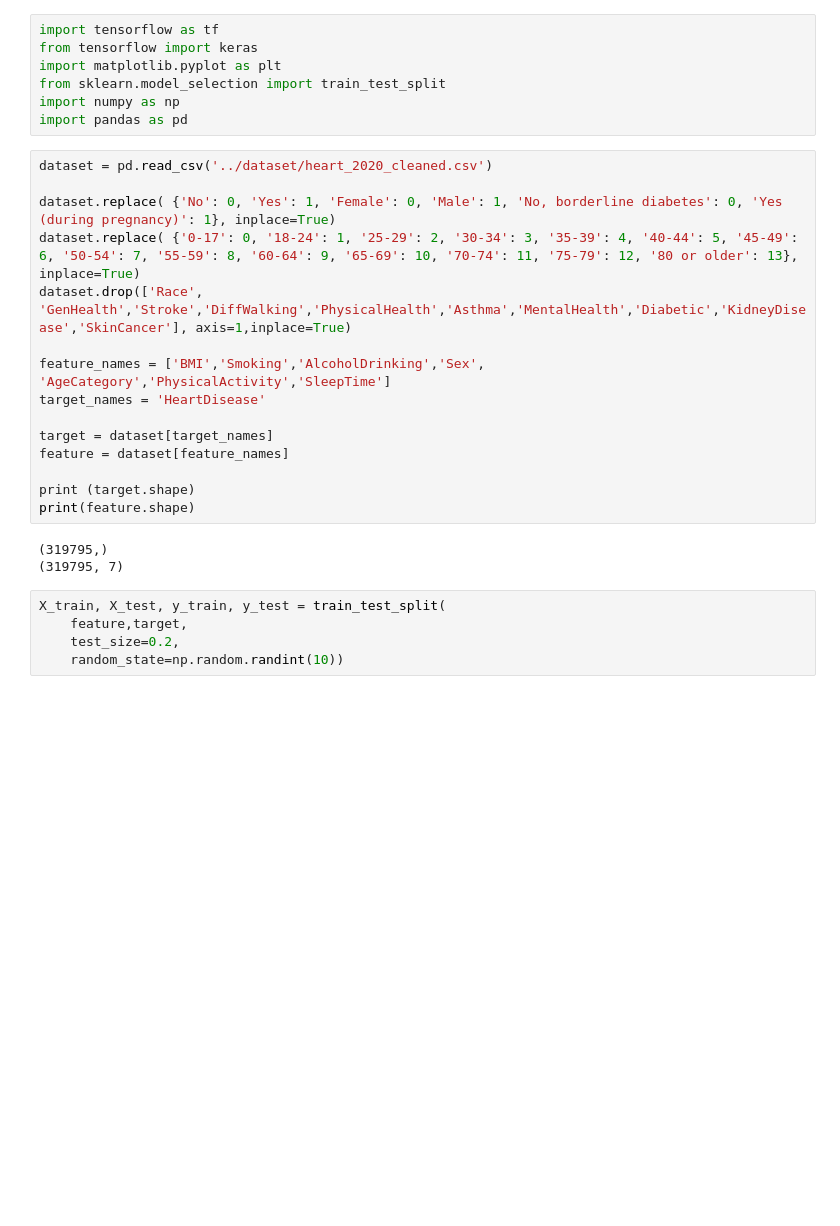
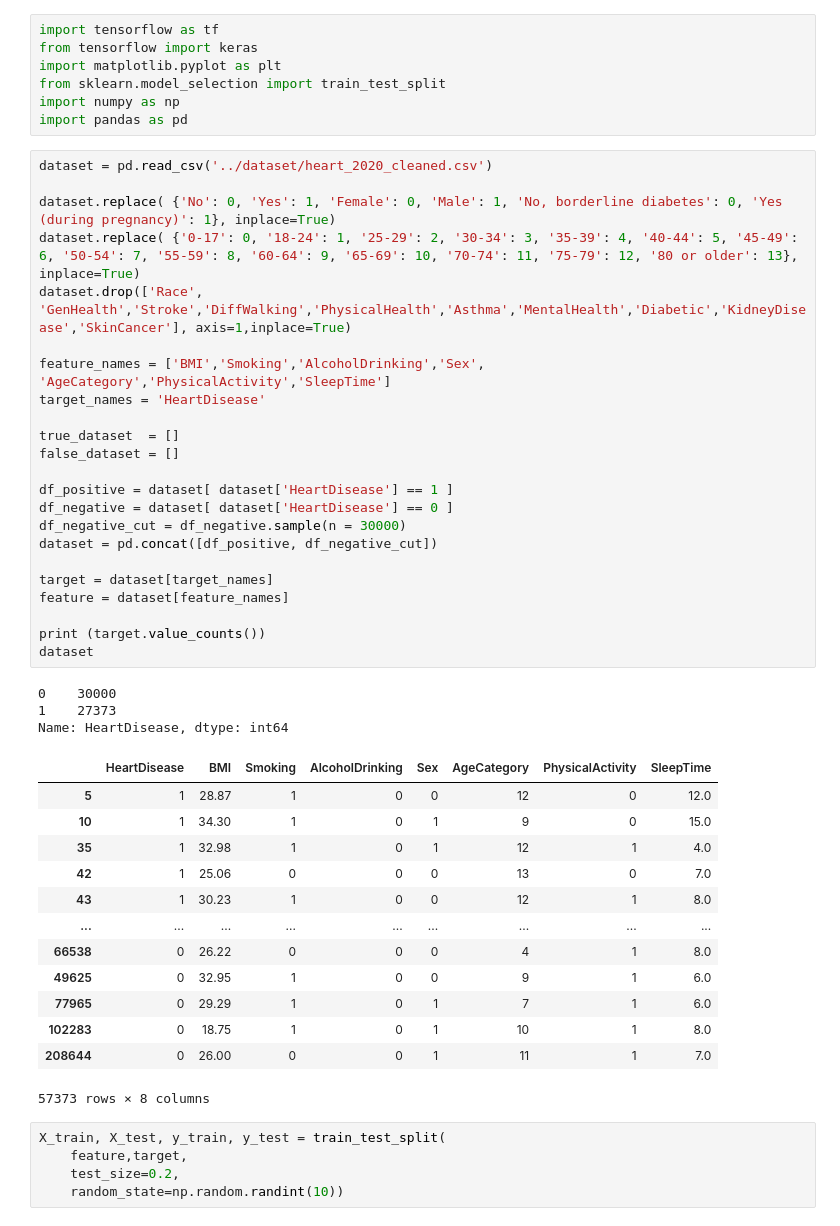
Before and after one commit to CandaceCheung/Health-Assistant, a Jupyter notebook: heart/notebook/heart.ipynb, the cells around one changed output. Drawn from its saved outputs; the diff is of its cells as text; blank space fills up the shorter version.

```diff
--- a/heart/notebook/heart.ipynb
+++ b/heart/notebook/heart.ipynb
@@ -8,21 +8,43 @@ import pandas as pd
 # %%
 dataset = pd.read_csv('../dataset/heart_2020_cleaned.csv')
 
 dataset.replace( {'No': 0, 'Yes': 1, 'Female': 0, 'Male': 1, 'No, borderline diabetes': 0, 'Yes (during pregnancy)': 1}, inplace=True)
 dataset.replace( {'0-17': 0, '18-24': 1, '25-29': 2, '30-34': 3, '35-39': 4, '40-44': 5, '45-49': 6, '50-54': 7, '55-59': 8, '60-64': 9, '65-69': 10, '70-74': 11, '75-79': 12, '80 or older': 13}, inplace=True)
 dataset.drop(['Race', 'GenHealth','Stroke','DiffWalking','PhysicalHealth','Asthma','MentalHealth','Diabetic','KidneyDisease','SkinCancer'], axis=1,inplace=True)
 
 feature_names = ['BMI','Smoking','AlcoholDrinking','Sex', 'AgeCategory','PhysicalActivity','SleepTime']
 target_names = 'HeartDisease'
 
+true_dataset  = []
+false_dataset = []
+
+df_positive = dataset[ dataset['HeartDisease'] == 1 ]
+df_negative = dataset[ dataset['HeartDisease'] == 0 ]
+df_negative_cut = df_negative.sample(n = 30000)
+dataset = pd.concat([df_positive, df_negative_cut])
+
 target = dataset[target_names]
 feature = dataset[feature_names]
 
-print (target.shape)
-print(feature.shape)
+print (target.value_counts())
+dataset
 # %% [output]
-(319795,)
-(319795, 7)
+0    30000
+1    27373
+Name: HeartDisease, dtype: int64
+|  | HeartDisease | BMI | Smoking | AlcoholDrinking | Sex | AgeCategory | PhysicalActivity | SleepTime |
+| 5 | 1 | 28.87 | 1 | 0 | 0 | 12 | 0 | 12.0 |
+| 10 | 1 | 34.30 | 1 | 0 | 1 | 9 | 0 | 15.0 |
+| 35 | 1 | 32.98 | 1 | 0 | 1 | 12 | 1 | 4.0 |
+| 42 | 1 | 25.06 | 0 | 0 | 0 | 13 | 0 | 7.0 |
+| 43 | 1 | 30.23 | 1 | 0 | 0 | 12 | 1 | 8.0 |
+| ... | ... | ... | ... | ... | ... | ... | ... | ... |
+| 66538 | 0 | 26.22 | 0 | 0 | 0 | 4 | 1 | 8.0 |
+| 49625 | 0 | 32.95 | 1 | 0 | 0 | 9 | 1 | 6.0 |
+| 77965 | 0 | 29.29 | 1 | 0 | 1 | 7 | 1 | 6.0 |
+| 102283 | 0 | 18.75 | 1 | 0 | 1 | 10 | 1 | 8.0 |
+| 208644 | 0 | 26.00 | 0 | 0 | 1 | 11 | 1 | 7.0 |
+57373 rows × 8 columns
 # %%
 X_train, X_test, y_train, y_test = train_test_split(
     feature,target,
```
Also changed, not shown: parts of 7 cells of this notebook, 17 other files.
